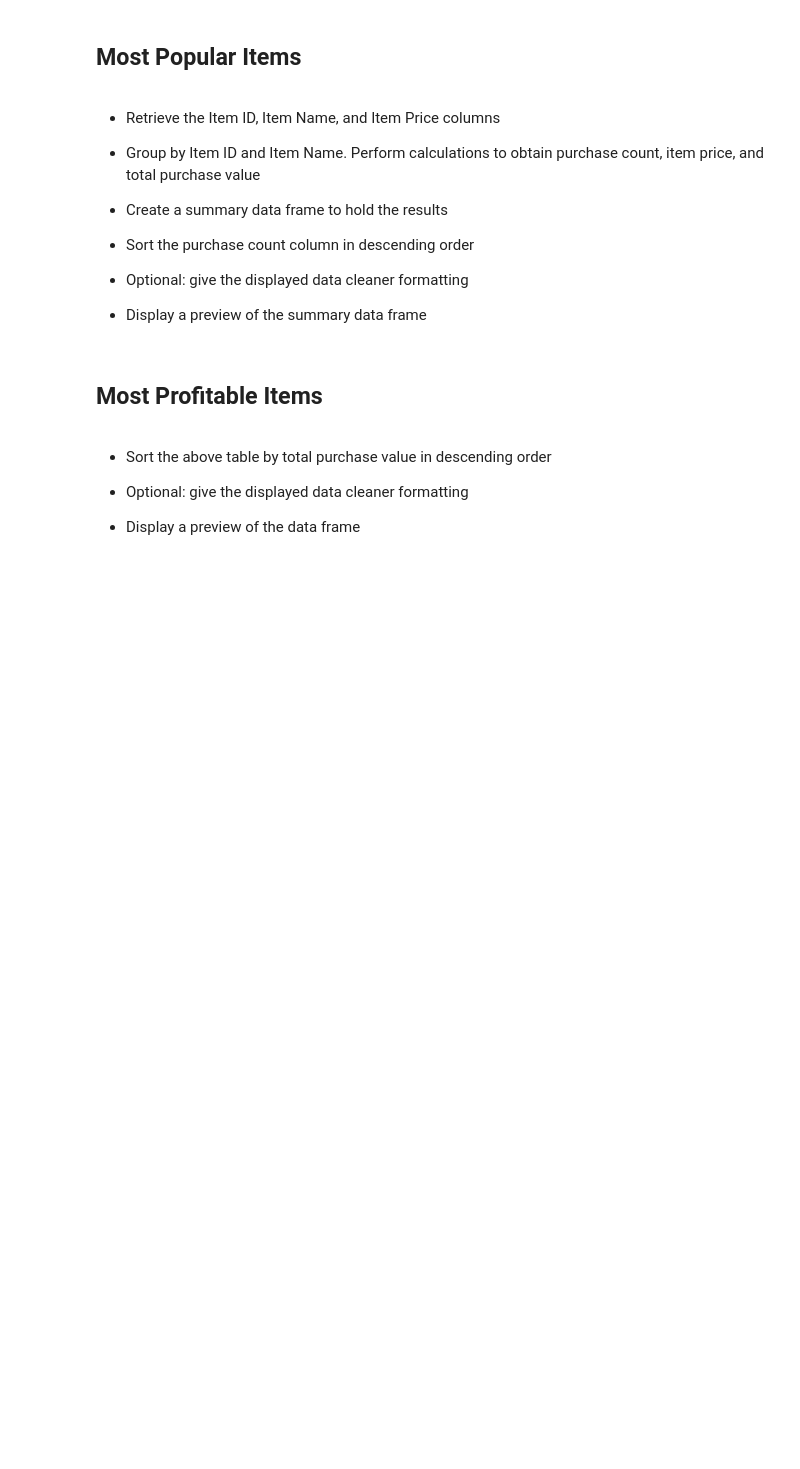
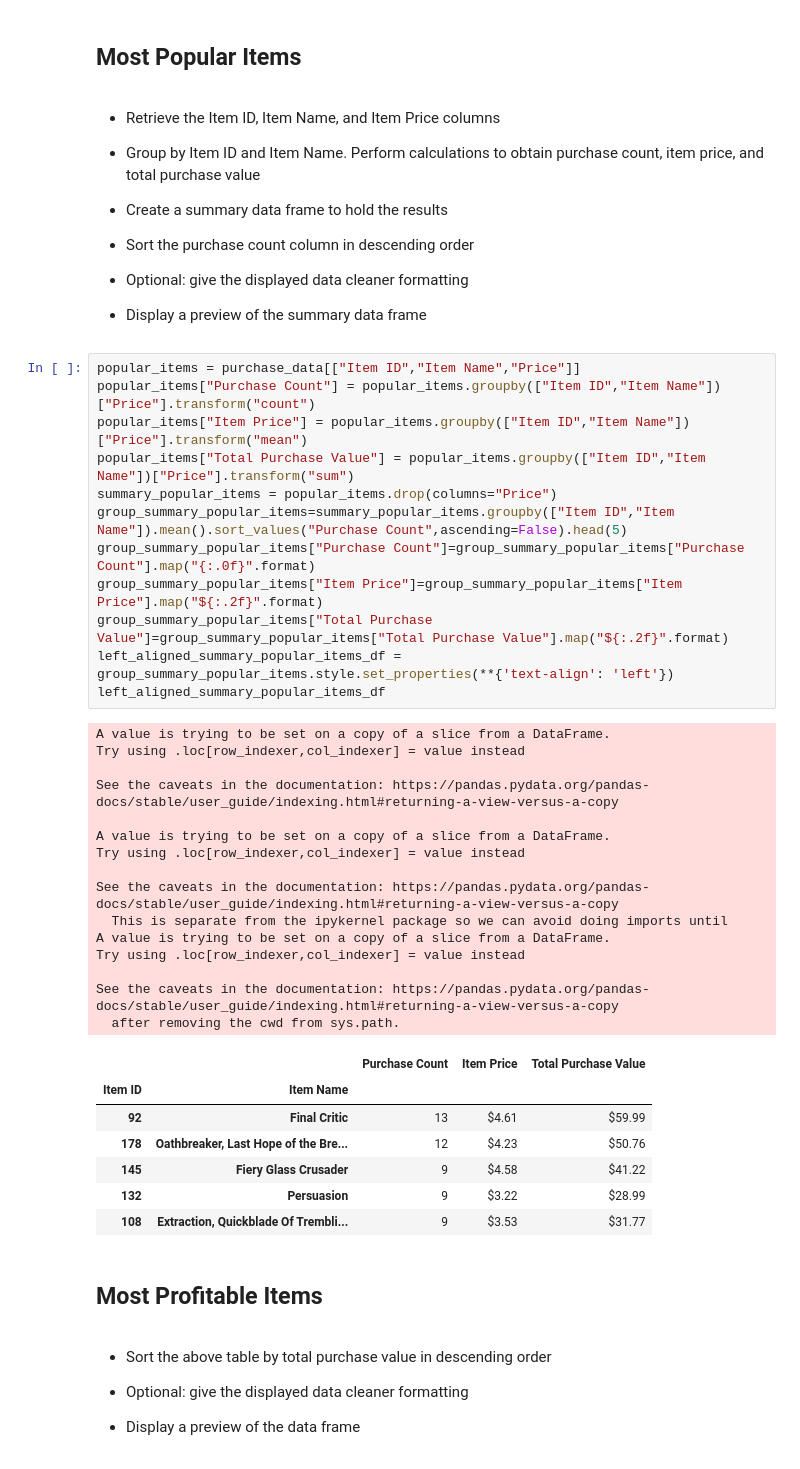
Before and after one commit to datng87/pandas-challenge, a Jupyter notebook: HeroesOfPymoli/HeroesOfPymoli_starter.ipynb, the cells around one changed output. Cells and saved outputs as stored; diff of their text form; blank space fills up the shorter version.

```diff
--- a/HeroesOfPymoli/HeroesOfPymoli_starter.ipynb
+++ b/HeroesOfPymoli/HeroesOfPymoli_starter.ipynb
@@ -198,6 +287,41 @@ left_aligned_gender_purchase_df
 
 
 * Display a preview of the summary data frame
+# %%
+popular_items = purchase_data[["Item ID","Item Name","Price"]]
+popular_items["Purchase Count"] = popular_items.groupby(["Item ID","Item Name"])["Price"].transform("count")
+popular_items["Item Price"] = popular_items.groupby(["Item ID","Item Name"])["Price"].transform("mean")
+popular_items["Total Purchase Value"] = popular_items.groupby(["Item ID","Item Name"])["Price"].transform("sum")
+summary_popular_items = popular_items.drop(columns="Price")
+group_summary_popular_items=summary_popular_items.groupby(["Item ID","Item Name"]).mean().sort_values("Purchase Count",ascending=False).head(5)
+group_summary_popular_items["Purchase Count"]=group_summary_popular_items["Purchase Count"].map("{:.0f}".format)
+group_summary_popular_items["Item Price"]=group_summary_popular_items["Item Price"].map("${:.2f}".format)
+group_summary_popular_items["Total Purchase Value"]=group_summary_popular_items["Total Purchase Value"].map("${:.2f}".format)
+left_aligned_summary_popular_items_df = group_summary_popular_items.style.set_properties(**{'text-align': 'left'})
+left_aligned_summary_popular_items_df
+# %% [output]
+A value is trying to be set on a copy of a slice from a DataFrame.
+Try using .loc[row_indexer,col_indexer] = value instead
+
+See the caveats in the documentation: https://pandas.pydata.org/pandas-docs/stable/user_guide/indexing.html#returning-a-view-versus-a-copy
+
+A value is trying to be set on a copy of a slice from a DataFrame.
+Try using .loc[row_indexer,col_indexer] = value instead
+
+See the caveats in the documentation: https://pandas.pydata.org/pandas-docs/stable/user_guide/indexing.html#returning-a-view-versus-a-copy
+  This is separate from the ipykernel package so we can avoid doing imports until
+A value is trying to be set on a copy of a slice from a DataFrame.
+Try using .loc[row_indexer,col_indexer] = value instead
+
+See the caveats in the documentation: https://pandas.pydata.org/pandas-docs/stable/user_guide/indexing.html#returning-a-view-versus-a-copy
+  after removing the cwd from sys.path.
+|  |  | Purchase Count | Item Price | Total Purchase Value |
+| Item ID | Item Name |  |  |  |
+| 92 | Final Critic | 13 | $4.61 | $59.99 |
+| 178 | Oathbreaker, Last Hope of the Bre... | 12 | $4.23 | $50.76 |
+| 145 | Fiery Glass Crusader | 9 | $4.58 | $41.22 |
+| 132 | Persuasion | 9 | $3.22 | $28.99 |
+| 108 | Extraction, Quickblade Of Trembli... | 9 | $3.53 | $31.77 |
 # %% [markdown]
 ## Most Profitable Items
 # %% [markdown]
```
Also changed, not shown: parts of 7 cells of this notebook.
